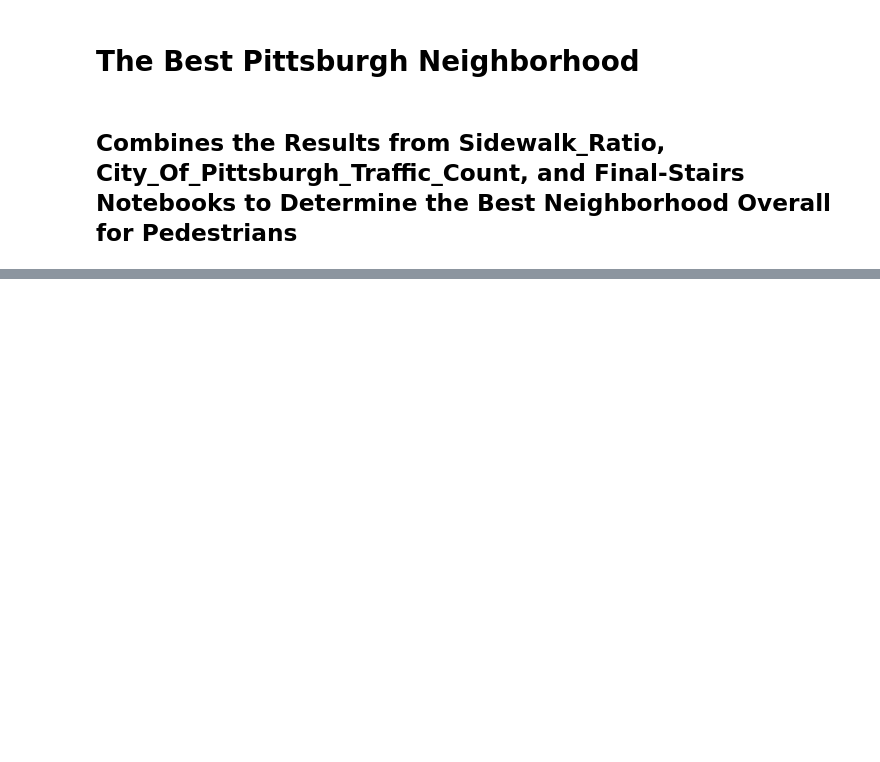
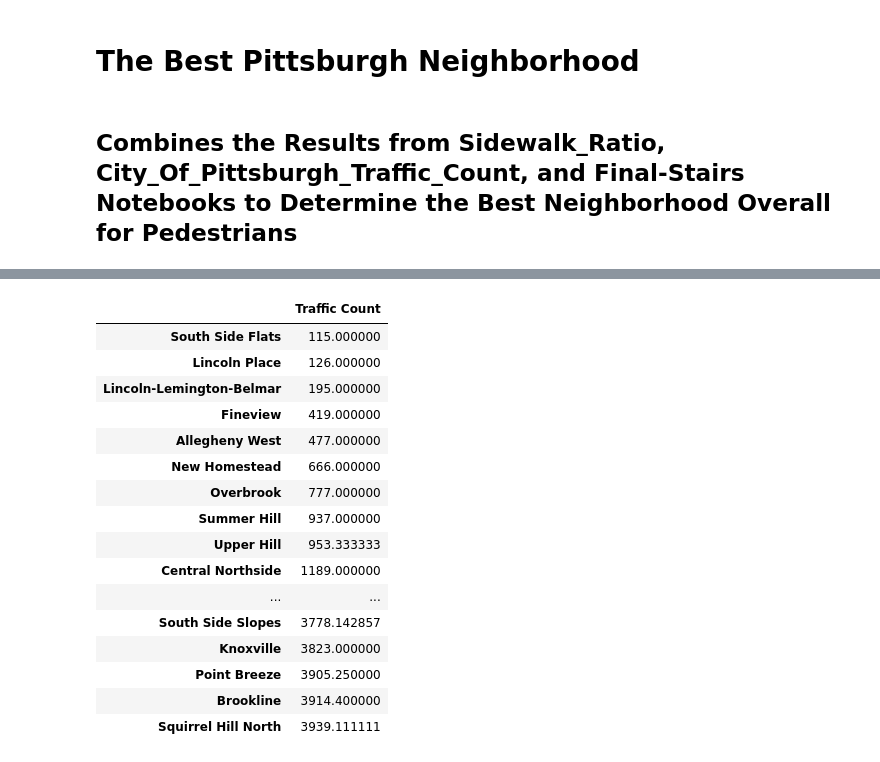
Before and after one commit to tahmad4/big-ideas-final-project-group-39, a Jupyter notebook: The_Best_Neighborhood.ipynb, the cells around one changed output, grey strips where cells are left out. Saved outputs shown, nothing was run; the diff lists cells and outputs as text; code cells hidden in the pictures; blank space fills up the shorter version.

```diff
--- a/The_Best_Neighborhood.ipynb
+++ b/The_Best_Neighborhood.ipynb
@@ -36,0 +73,22 @@ final_df.head(10)
+# %%
+%store -r df_traffic
+# lower the better
+df_traffic.head(50)
+# %% [output]
+|  | Traffic Count |
+| South Side Flats | 115.000000 |
+| Lincoln Place | 126.000000 |
+| Lincoln-Lemington-Belmar | 195.000000 |
+| Fineview | 419.000000 |
+| Allegheny West | 477.000000 |
+| New Homestead | 666.000000 |
+| Overbrook | 777.000000 |
+| Summer Hill | 937.000000 |
+| Upper Hill | 953.333333 |
+| Central Northside | 1189.000000 |
+| ... | ... |
+| South Side Slopes | 3778.142857 |
+| Knoxville | 3823.000000 |
+| Point Breeze | 3905.250000 |
+| Brookline | 3914.400000 |
+| Squirrel Hill North | 3939.111111 |
```
Also changed, not shown: parts of 4 cells of this notebook, 4 other files.
